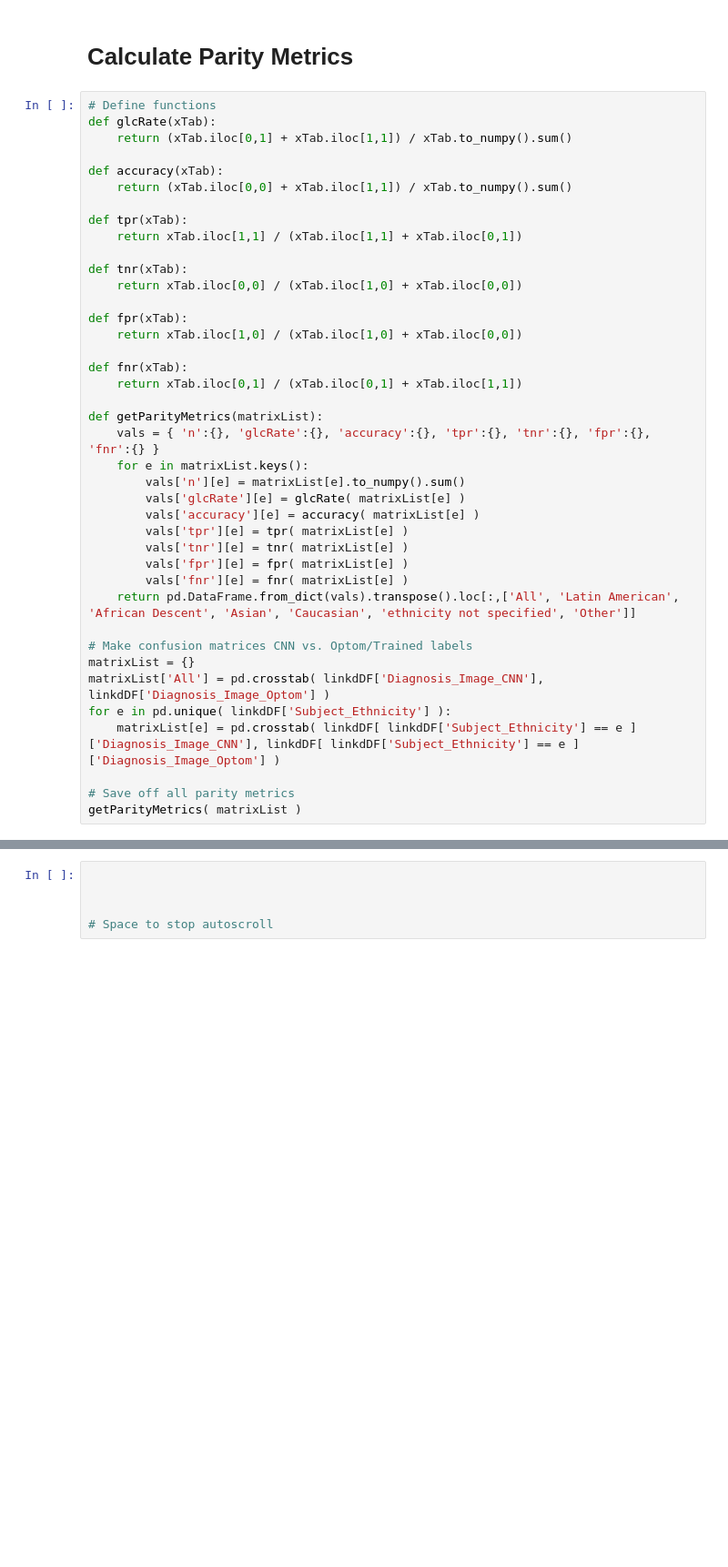
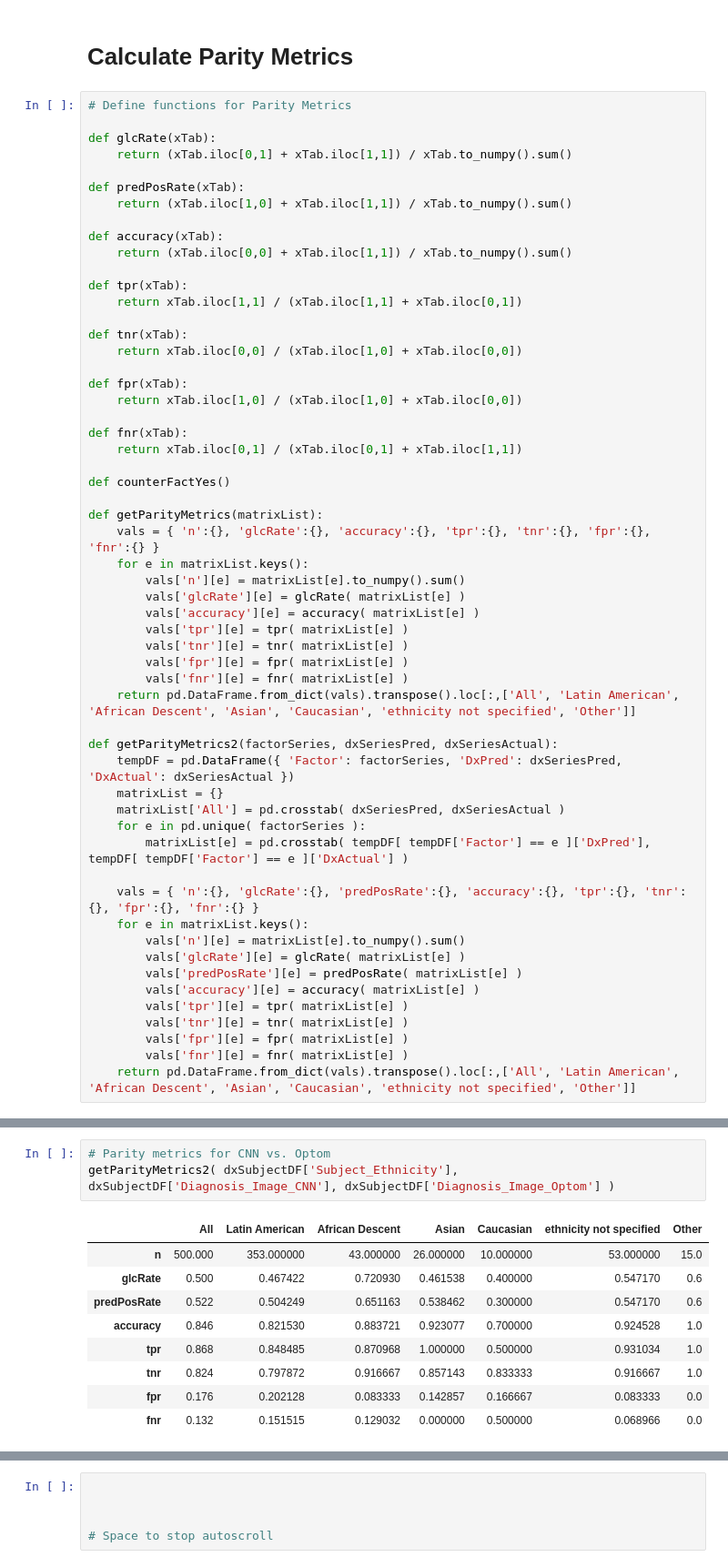
Before and after one commit to informatics-isi-edu/eye-ai-exec, a Jupyter notebook: notebooks/Sandbox_KB/Get_VGGPreds.ipynb, the cells around one changed output, grey strips where cells are left out. Shown at 91% size. Cells and saved outputs as stored; diff of their text form; blank space fills up the shorter version.

```diff
--- a/notebooks/Sandbox_KB/Get_VGGPreds.ipynb
+++ b/notebooks/Sandbox_KB/Get_VGGPreds.ipynb
@@ -231,9 +245,13 @@ def getMaxDx(dxList):
 # %% [markdown]
 # Calculate Parity Metrics
 # %%
-# Define functions
+# Define functions for Parity Metrics
+
 def glcRate(xTab):
     return (xTab.iloc[0,1] + xTab.iloc[1,1]) / xTab.to_numpy().sum()
+
+def predPosRate(xTab):
+    return (xTab.iloc[1,0] + xTab.iloc[1,1]) / xTab.to_numpy().sum()
 
 def accuracy(xTab):
     return (xTab.iloc[0,0] + xTab.iloc[1,1]) / xTab.to_numpy().sum()
@@ -250,6 +268,8 @@ def fpr(xTab):
 def fnr(xTab):
     return xTab.iloc[0,1] / (xTab.iloc[0,1] + xTab.iloc[1,1])
 
+def counterFactYes()
+
 def getParityMetrics(matrixList):
     vals = { 'n':{}, 'glcRate':{}, 'accuracy':{}, 'tpr':{}, 'tnr':{}, 'fpr':{}, 'fnr':{} }
     for e in matrixList.keys():
@@ -262,11 +282,21 @@ def getParityMetrics(matrixList):
         vals['fnr'][e] = fnr( matrixList[e] )
     return pd.DataFrame.from_dict(vals).transpose().loc[:,['All', 'Latin American', 'African Descent', 'Asian', 'Caucasian', 'ethnicity not specified', 'Other']]
 
-# Make confusion matrices CNN vs. Optom/Trained labels
-matrixList = {}
-matrixList['All'] = pd.crosstab( linkdDF['Diagnosis_Image_CNN'], linkdDF['Diagnosis_Image_Optom'] )
-for e in pd.unique( linkdDF['Subject_Ethnicity'] ):
-    matrixList[e] = pd.crosstab( linkdDF[ linkdDF['Subject_Ethnicity'] == e ]['Diagnosis_Image_CNN'], linkdDF[ linkdDF['Subject_Ethnicity'] == e ]['Diagnosis_Image_Optom'] )
+def getParityMetrics2(factorSeries, dxSeriesPred, dxSeriesActual):
+    tempDF = pd.DataFrame({ 'Factor': factorSeries, 'DxPred': dxSeriesPred, 'DxActual': dxSeriesActual })
+    matrixList = {}
+    matrixList['All'] = pd.crosstab( dxSeriesPred, dxSeriesActual )
+    for e in pd.unique( factorSeries ):
+        matrixList[e] = pd.crosstab( tempDF[ tempDF['Factor'] == e ]['DxPred'], tempDF[ tempDF['Factor'] == e ]['DxActual'] )
 
-# Save off all parity metrics
-getParityMetrics( matrixList )
+    vals = { 'n':{}, 'glcRate':{}, 'predPosRate':{}, 'accuracy':{}, 'tpr':{}, 'tnr':{}, 'fpr':{}, 'fnr':{} }
+    for e in matrixList.keys():
+        vals['n'][e] = matrixList[e].to_numpy().sum()
+        vals['glcRate'][e] = glcRate( matrixList[e] )
+        vals['predPosRate'][e] = predPosRate( matrixList[e] )
+        vals['accuracy'][e] = accuracy( matrixList[e] )
+        vals['tpr'][e] = tpr( matrixList[e] )
+        vals['tnr'][e] = tnr( matrixList[e] )
+        vals['fpr'][e] = fpr( matrixList[e] )
+        vals['fnr'][e] = fnr( matrixList[e] )
+    return pd.DataFrame.from_dict(vals).transpose().loc[:,['All', 'Latin American', 'African Descent', 'Asian', 'Caucasian', 'ethnicity not specified', 'Other']]
@@ -317,0 +344,13 @@ getParityMetrics( matrixList )
+# %%
+# Parity metrics for CNN vs. Optom
+getParityMetrics2( dxSubjectDF['Subject_Ethnicity'], dxSubjectDF['Diagnosis_Image_CNN'], dxSubjectDF['Diagnosis_Image_Optom'] )
+# %% [output]
+|  | All | Latin American | African Descent | Asian | Caucasian | ethnicity not specified | Other |
+| n | 500.000 | 353.000000 | 43.000000 | 26.000000 | 10.000000 | 53.000000 | 15.0 |
+| glcRate | 0.500 | 0.467422 | 0.720930 | 0.461538 | 0.400000 | 0.547170 | 0.6 |
+| predPosRate | 0.522 | 0.504249 | 0.651163 | 0.538462 | 0.300000 | 0.547170 | 0.6 |
+| accuracy | 0.846 | 0.821530 | 0.883721 | 0.923077 | 0.700000 | 0.924528 | 1.0 |
+| tpr | 0.868 | 0.848485 | 0.870968 | 1.000000 | 0.500000 | 0.931034 | 1.0 |
+| tnr | 0.824 | 0.797872 | 0.916667 | 0.857143 | 0.833333 | 0.916667 | 1.0 |
+| fpr | 0.176 | 0.202128 | 0.083333 | 0.142857 | 0.166667 | 0.083333 | 0.0 |
+| fnr | 0.132 | 0.151515 | 0.129032 | 0.000000 | 0.500000 | 0.068966 | 0.0 |
```
Also changed, not shown: parts of 10 cells of this notebook.
